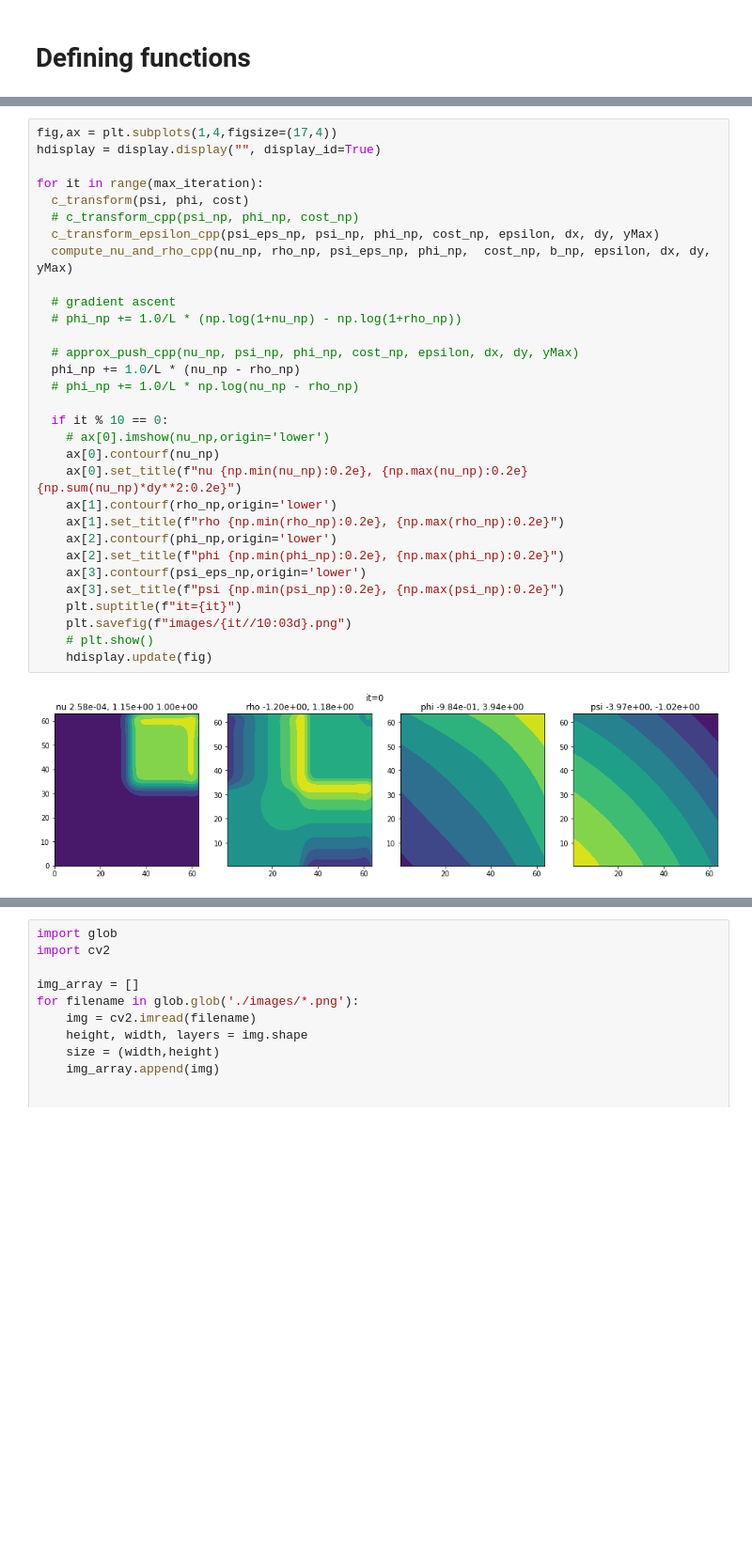
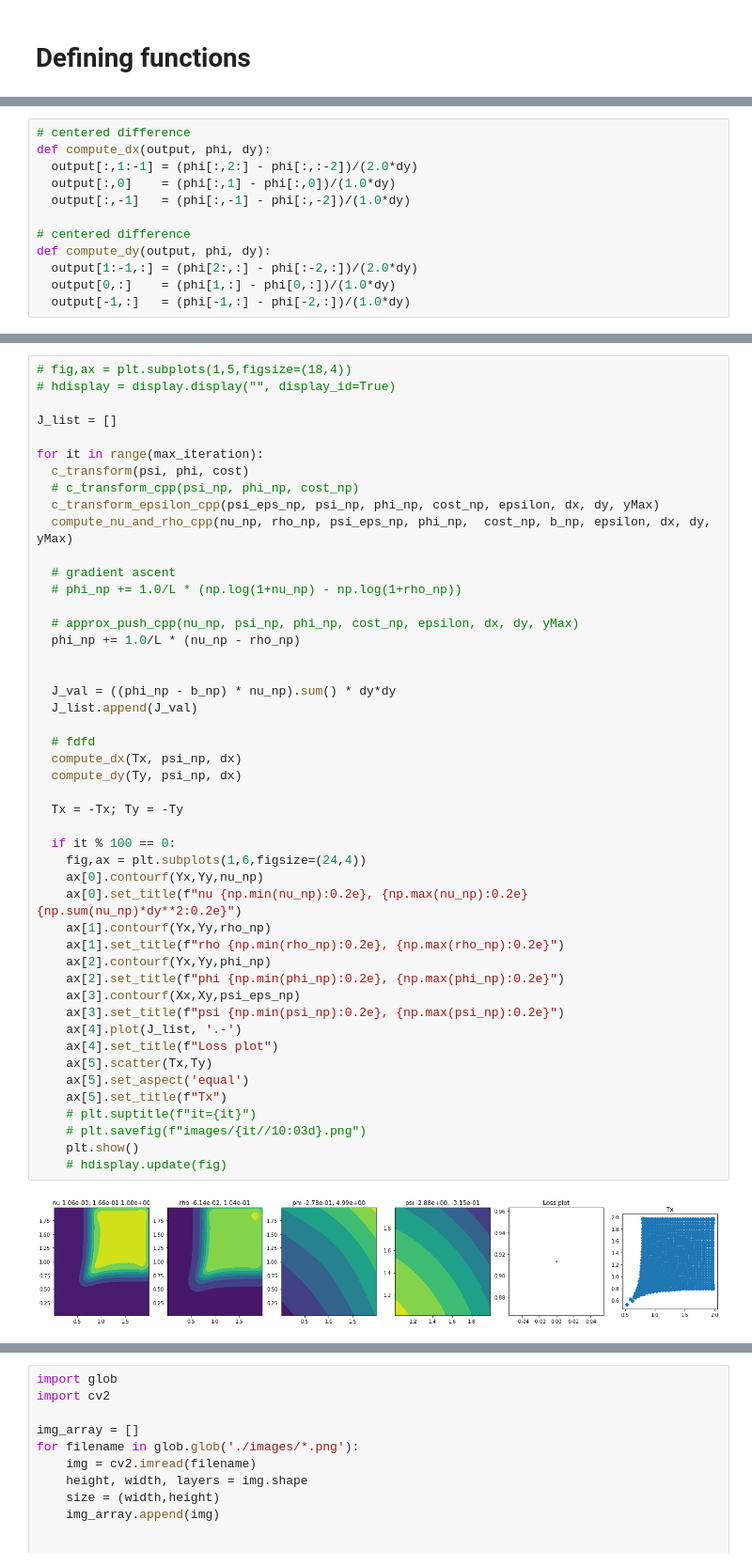
Before and after one commit to wonjunee/screening, a Jupyter notebook: python/screening_entropic.ipynb, the cells around one changed output, grey strips where cells are left out. Shown at 94% size. Drawn from its saved outputs; the diff is of its cells as text; blank space fills up the shorter version.

```diff
--- a/python/screening_entropic.ipynb
+++ b/python/screening_entropic.ipynb
@@ -182,6 +178,18 @@ def solve_poisson(u, phi_np, psi_np, nu_np, b, kernel, helper, dx, dy, yMax, sho
   rhs, bdry, R1, R2, R1x, R2y = compute_rhs(phi_np, psi_np, nu_np, b, helper, dx, dy, show_image=show_image) # computing the right hand side
   solve_poisson_bdry(u,rhs,bdry,kernel)
   return rhs, R1, R2, R1x, R2y
+# %%
+# centered difference
+def compute_dx(output, phi, dy):
+  output[:,1:-1] = (phi[:,2:] - phi[:,:-2])/(2.0*dy)
+  output[:,0]    = (phi[:,1] - phi[:,0])/(1.0*dy)
+  output[:,-1]   = (phi[:,-1] - phi[:,-2])/(1.0*dy)
+
+# centered difference
+def compute_dy(output, phi, dy):
+  output[1:-1,:] = (phi[2:,:] - phi[:-2,:])/(2.0*dy)
+  output[0,:]    = (phi[1,:] - phi[0,:])/(1.0*dy)
+  output[-1,:]   = (phi[-1,:] - phi[-2,:])/(1.0*dy)
 # %%
 from IPython import display
 
@@ -275,33 +288,49 @@ N: 4096 Hello, World!
 # %%
-fig,ax = plt.subplots(1,4,figsize=(17,4))
-hdisplay = display.display("", display_id=True)
+# fig,ax = plt.subplots(1,5,figsize=(18,4))
+# hdisplay = display.display("", display_id=True)
+
+J_list = []
 
 for it in range(max_iteration):
   c_transform(psi, phi, cost)
   # c_transform_cpp(psi_np, phi_np, cost_np)
   c_transform_epsilon_cpp(psi_eps_np, psi_np, phi_np, cost_np, epsilon, dx, dy, yMax)
   compute_nu_and_rho_cpp(nu_np, rho_np, psi_eps_np, phi_np,  cost_np, b_np, epsilon, dx, dy, yMax)
 
   # gradient ascent
   # phi_np += 1.0/L * (np.log(1+nu_np) - np.log(1+rho_np))
 
   # approx_push_cpp(nu_np, psi_np, phi_np, cost_np, epsilon, dx, dy, yMax)
   phi_np += 1.0/L * (nu_np - rho_np)
-  # phi_np += 1.0/L * np.log(nu_np - rho_np)
 
-  if it % 10 == 0:
-    # ax[0].imshow(nu_np,origin='lower')
-    ax[0].contourf(nu_np)
+
+  J_val = ((phi_np - b_np) * nu_np).sum() * dy*dy
+  J_list.append(J_val)
+
+  # fdfd
+  compute_dx(Tx, psi_np, dx)
+  compute_dy(Ty, psi_np, dx)
+
+  Tx = -Tx; Ty = -Ty
+
+  if it % 100 == 0:
+    fig,ax = plt.subplots(1,6,figsize=(24,4))
+    ax[0].contourf(Yx,Yy,nu_np)
     ax[0].set_title(f"nu {np.min(nu_np):0.2e}, {np.max(nu_np):0.2e} {np.sum(nu_np)*dy**2:0.2e}")
-    ax[1].contourf(rho_np,origin='lower')
+    ax[1].contourf(Yx,Yy,rho_np)
     ax[1].set_title(f"rho {np.min(rho_np):0.2e}, {np.max(rho_np):0.2e}")
-    ax[2].contourf(phi_np,origin='lower')
+    ax[2].contourf(Yx,Yy,phi_np)
     ax[2].set_title(f"phi {np.min(phi_np):0.2e}, {np.max(phi_np):0.2e}")
-    ax[3].contourf(psi_eps_np,origin='lower')
+    ax[3].contourf(Xx,Xy,psi_eps_np)
     ax[3].set_title(f"psi {np.min(psi_np):0.2e}, {np.max(psi_np):0.2e}")
-    plt.suptitle(f"it={it}")
-    plt.savefig(f"images/{it//10:03d}.png")
-    # plt.show()
-    hdisplay.update(fig)
+    ax[4].plot(J_list, '.-')
+    ax[4].set_title(f"Loss plot")
+    ax[5].scatter(Tx,Ty)
+    ax[5].set_aspect('equal')
+    ax[5].set_title(f"Tx")
+    # plt.suptitle(f"it={it}")
+    # plt.savefig(f"images/{it//10:03d}.png")
+    plt.show()
+    # hdisplay.update(fig)
 # %% [output]
-[figure, old version]
+[figure, new version]
```
Also changed, not shown: parts of 5 cells of this notebook, 2 other files.
